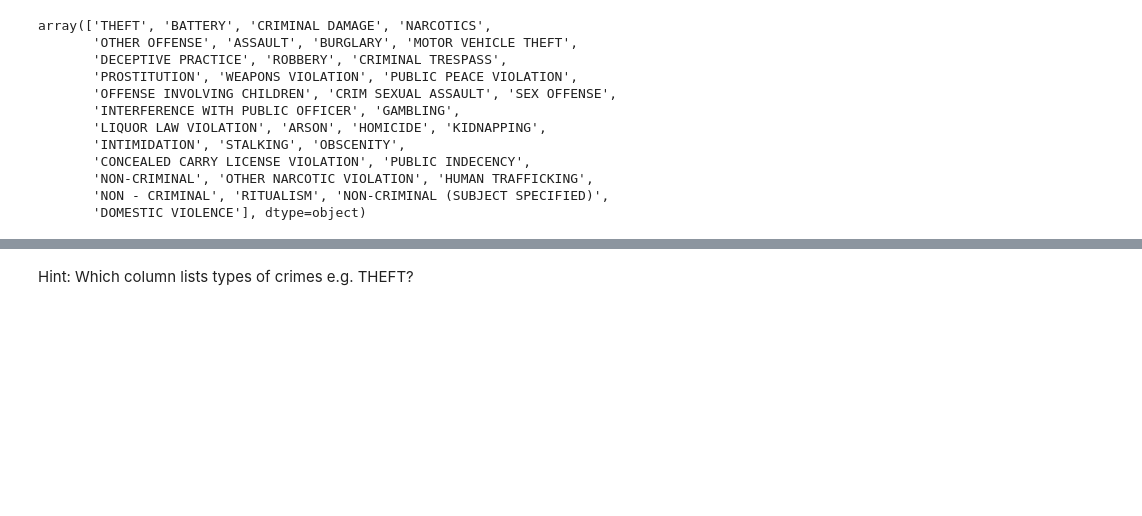
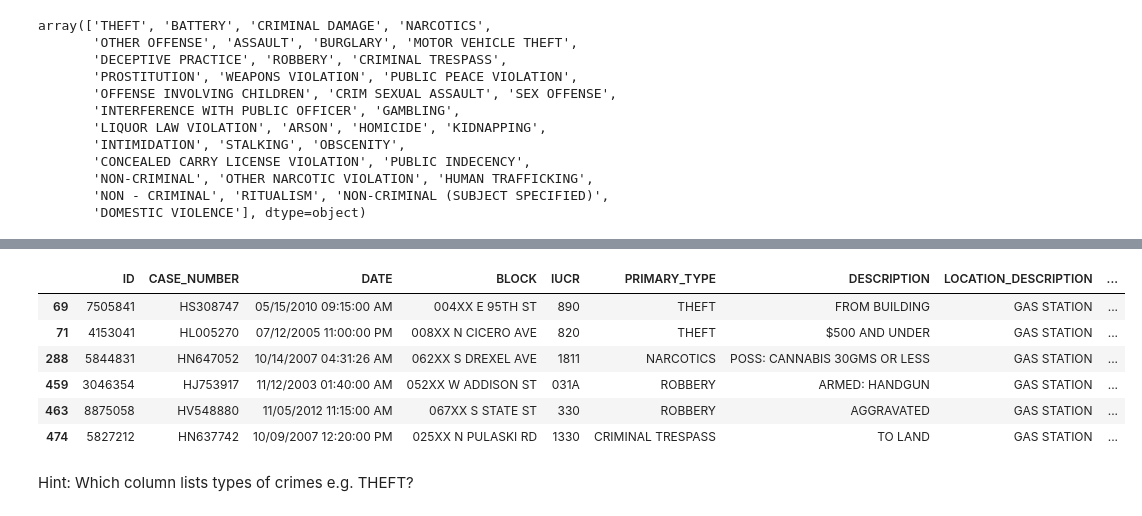
Before and after one commit to dennislamcv1/DB0201EN, a Jupyter notebook: DB0201EN-Week4-2-2-PeerAssign-v5-py.ipynb, the cells around one changed output, grey strips where cells are left out. Saved outputs shown, nothing was run; the diff lists cells and outputs as text; code cells hidden in the pictures; blank space fills up the shorter version.

```diff
--- a/DB0201EN-Week4-2-2-PeerAssign-v5-py.ipynb
+++ b/DB0201EN-Week4-2-2-PeerAssign-v5-py.ipynb
@@ -188,3 +209,13 @@ array(['THEFT', 'BATTERY', 'CRIMINAL DAMAGE', 'NARCOTICS',
+# %%
+crime[crime['LOCATION_DESCRIPTION'] == 'GAS STATION']
+# %% [output]
+|  | ID | CASE_NUMBER | DATE | BLOCK | IUCR | PRIMARY_TYPE | DESCRIPTION | LOCATION_DESCRIPTION | ... |
+| 69 | 7505841 | HS308747 | 05/15/2010 09:15:00 AM | 004XX E 95TH ST | 890 | THEFT | FROM BUILDING | GAS STATION | ... |
+| 71 | 4153041 | HL005270 | 07/12/2005 11:00:00 PM | 008XX N CICERO AVE | 820 | THEFT | $500 AND UNDER | GAS STATION | ... |
+| 288 | 5844831 | HN647052 | 10/14/2007 04:31:26 AM | 062XX S DREXEL AVE | 1811 | NARCOTICS | POSS: CANNABIS 30GMS OR LESS | GAS STATION | ... |
+| 459 | 3046354 | HJ753917 | 11/12/2003 01:40:00 AM | 052XX W ADDISON ST | 031A | ROBBERY | ARMED: HANDGUN | GAS STATION | ... |
+| 463 | 8875058 | HV548880 | 11/05/2012 11:15:00 AM | 067XX S STATE ST | 330 | ROBBERY | AGGRAVATED | GAS STATION | ... |
+| 474 | 5827212 | HN637742 | 10/09/2007 12:20:00 PM | 025XX N PULASKI RD | 1330 | CRIMINAL TRESPASS | TO LAND | GAS STATION | ... |
 # %% [markdown]
 Hint: Which column lists types of crimes e.g. THEFT?
 # %% [markdown]
```
Also changed, not shown: parts of 3 cells of this notebook.
